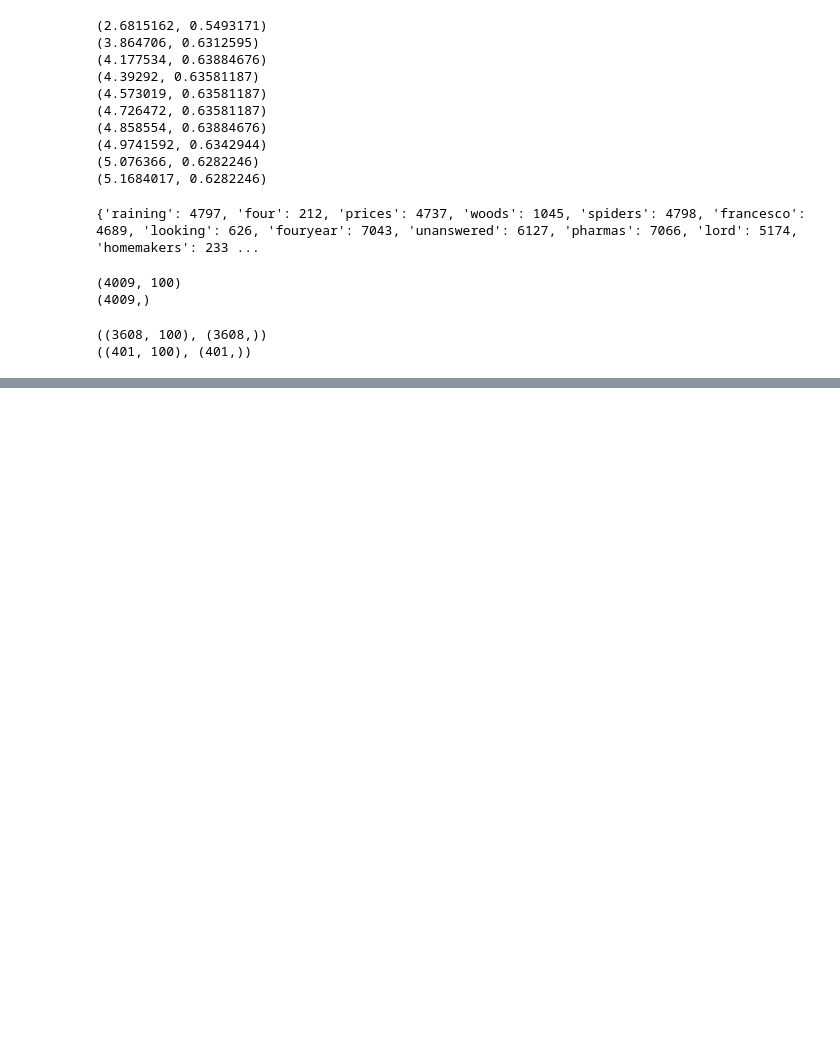
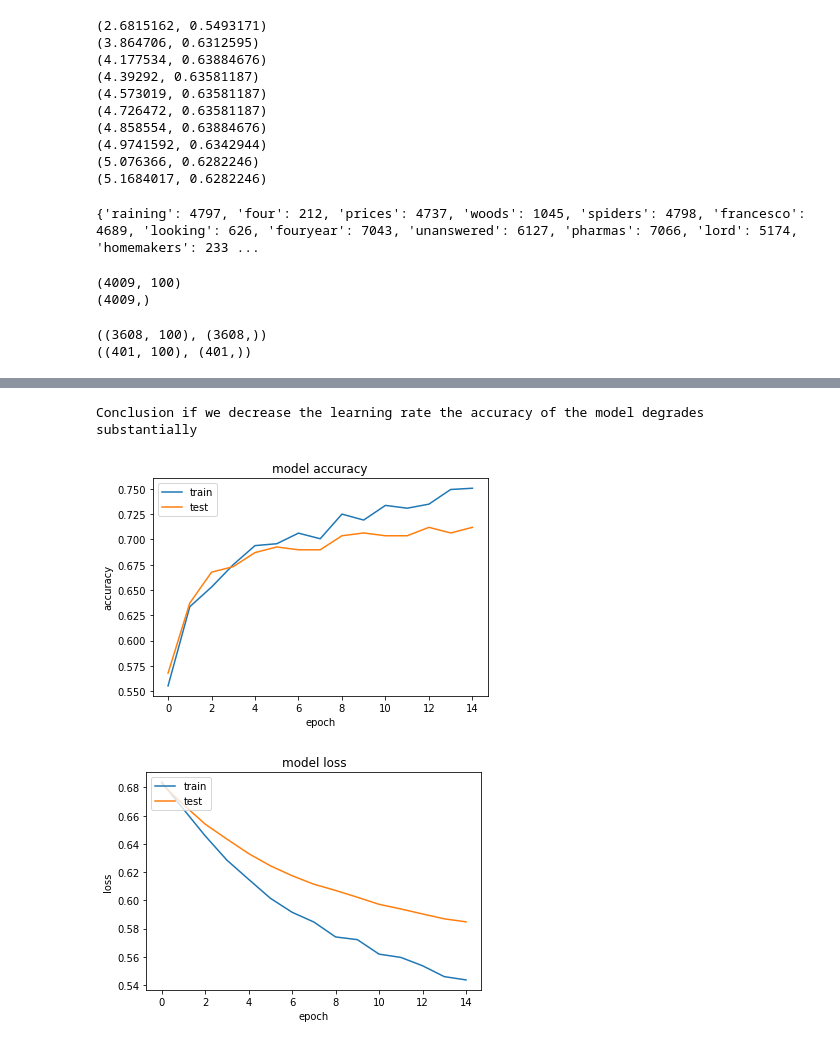
Before and after one commit to Ovishake/Fake-News-Detection, a Jupyter notebook: Untitled1.ipynb, the cells around one changed output, grey strips where cells are left out. Drawn from its saved outputs; the diff is of its cells as text; code cells hidden in the pictures; blank space fills up the shorter version.

```diff
--- a/Untitled1.ipynb
+++ b/Untitled1.ipynb
@@ -474,0 +568,10 @@ Epoch 6/15
+# %%
+optimizer = keras.optimizers.adam(lr=0.001,decay=0.1)
+model = Sequential()
+model.add(Embedding(1000, 100, input_length=X.shape[1]))
+# model.add.Conv1D(10, kernel_size=(2), strides=1, padding='same')
+model.add(SpatialDropout1D(0.3))
+model.add(LSTM(100, dropout=0.2, recurrent_dropout=0.2))
+model.add(Dense(2, activation='softmax'))
+model.compile(loss='sparse_categorical_crossentropy', optimizer=optimizer, metrics=['accuracy', tpr, fpr])
+print(model.summary())
@@ -474,0 +595,4 @@ Epoch 6/15
+# %%
+epochs = 15
+batch_size = 64
+history = model.fit(X_train, Y_train, epochs=epochs, batch_size=batch_size,validation_split=0.1,callbacks=[EarlyStopping(monitor='val_loss', patience=3, min_delta=0.0001)])
@@ -474,0 +617,22 @@ Epoch 6/15
+# %%
+print "Conclusion if we decrease the learning rate the accuracy of the model degrades substantially"
+# summarize history for accuracy
+plt.plot(history.history['acc'])
+plt.plot(history.history['val_acc'])
+plt.title('model accuracy')
+plt.ylabel('accuracy')
+plt.xlabel('epoch')
+plt.legend(['train', 'test'], loc='upper left')
+plt.show()
+# summarize history for loss
+plt.plot(history.history['loss'])
+plt.plot(history.history['val_loss'])
+plt.title('model loss')
+plt.ylabel('loss')
+plt.xlabel('epoch')
+plt.legend(['train', 'test'], loc='upper left')
+plt.show()
+# %% [output]
+Conclusion if we decrease the learning rate the accuracy of the model degrades substantially
+[figure, added]
+[figure, added]
```
Also changed, not shown: parts of 14 cells of this notebook.
